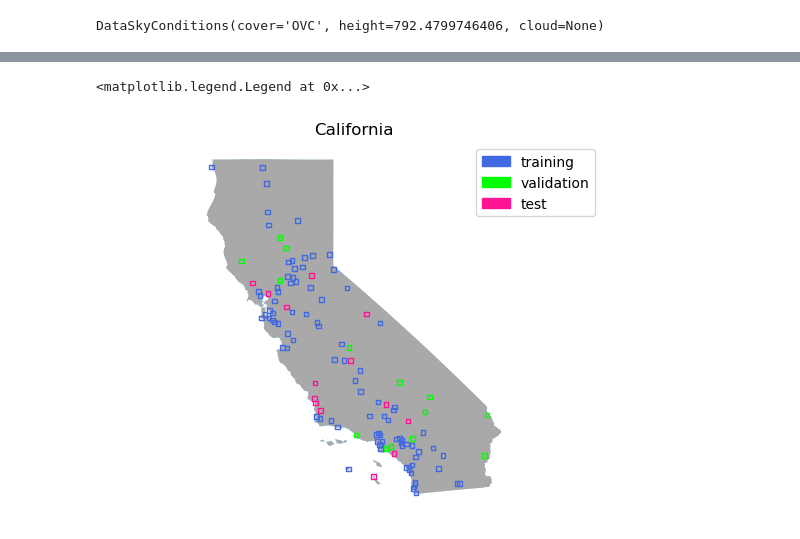
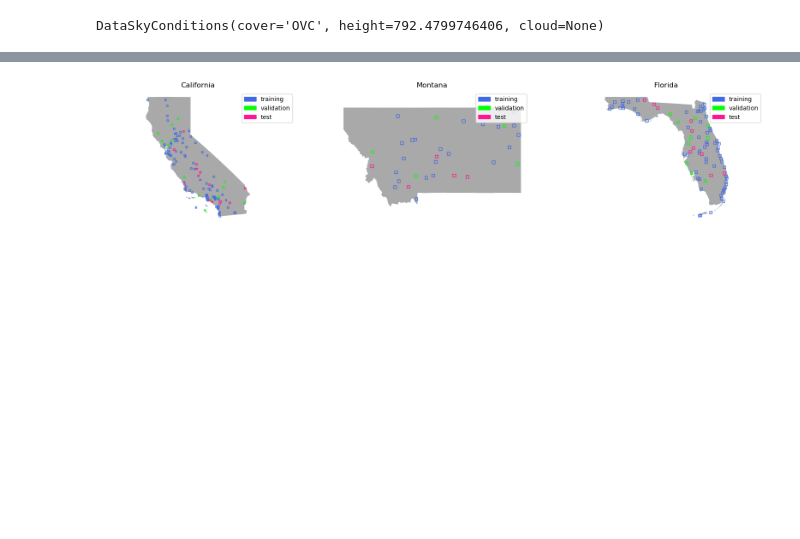
Before and after one commit to ErikWessel/MSCC-Notebooks, a Jupyter notebook: ml_data_preprocessing.ipynb, the cells around one changed output, grey strips where cells are left out. Cells and saved outputs as stored; diff of their text form; code cells hidden in the pictures; blank space fills up the shorter version.

```diff
--- a/ml_data_preprocessing.ipynb
+++ b/ml_data_preprocessing.ipynb
@@ -498,5 +755,5 @@ Text(0.5, 0, 'Average number of METARS per satellite image')
 # %%
-ax: plt.Axes = pd.DataFrame(dataset_units).plot(kind='hist', legend=False)
+ax: plt.Axes = pd.DataFrame(dataset_units).plot.hist(bins=16, legend=False)
 ax.set_xlabel('quantity of METARs')
 # %% [output]
 Text(0.5, 0, 'quantity of METARs')
@@ -504,4 +761,9 @@ Text(0.5, 0, 'quantity of METARs')
 # %%
 total_quantity = sum([entry.quantity for entry in dataset_units])
 print(f'In total, {total_quantity} units of data are to be distributed for the dataset')
+
+quantity_per_state: Dict[str, int] = {}
+for state in target_states:
+    quantity_per_state[state] = sum([entry.quantity for entry in dataset_units_per_state[state]])
+    print(f'{state} has {quantity_per_state[state]} units of data')
 # %% [output]
@@ -561,3 +805,6 @@ dataset_units
+# %%
+for state in target_states:
+    dataset_units_per_state[state].sort(reverse=True)
 # %%
 @dataclass
 class Dataset:
@@ -574,6 +821,10 @@ class Dataset:
 
     def get_stations(self) -> Set[str]:
         return set.union(*[x.stations for x in self.data])
+
+    @staticmethod
+    def merge(a, b):
+        return Dataset(a.data + b.data, a.current_size + b.current_size, a.target_size + b.target_size)
 # %%
 def greedy_partition(split:DatasetSplit, total_quantity:int, data:List[DatasetUnit]):
     num_training, num_validation, num_test = dataset_split.getAbsoluteNumbers(total_quantity)
@@ -603,34 +871,43 @@ Test:           424     [10.0 %]
 # %%
 import matplotlib.patches as mpatches
 
-fig, ax = plt.subplots()
-ax.set_aspect('equal', 'datalim')
-ax.set_title(target_state)
-ax.axis(False)
-plot_area_of_interest(ax, 'darkgray')
+fig, axs = plt.subplots(figsize=(20, 4), ncols=len(target_states))
+for i, state in enumerate(target_states):
+    ax: plt.Axes = axs[i]
+    ax.set_aspect('equal', 'datalim')
+    ax.set_title(state)
+    ax.axis(False)
+    plot_state(ax, state, 'darkgray')
 
-color_training = 'royalblue'
-color_validation = 'lime'
-color_test = 'deeppink'
+    color_training = 'royalblue'
+    color_validation = 'lime'
+    color_test = 'deeppink'
 
-patch_training = mpatches.Patch(color=color_training, label='training')
-patch_validation = mpatches.Patch(color=color_validation, label='validation')
-patch_test = mpatches.Patch(color=color_test, label='test')
+    patch_training = mpatches.Patch(color=color_training, label='training')
+    patch_validation = mpatches.Patch(color=color_validation, label='validation')
+    patch_test = mpatches.Patch(color=color_test, label='test')
 
-remaining_stations_metadata.loc[list(training.get_stations())].plot(
-    ax=ax, facecolor='none', edgecolor=color_training, legend=True
-)
-remaining_stations_metadata.loc[list(validation.get_stations())].plot(
-    ax=ax, facecolor='none', edgecolor=color_validation, legend=True
-)
-remaining_stations_metadata.loc[list(test.get_stations())].plot(
-    ax=ax, facecolor='none', edgecolor=color_test, legend=True
-)
+    selected_stations_metadata = remaining_stations_metadata.loc[list(training.get_stations())]
+    selected_stations_metadata = selected_stations_metadata[selected_stations_metadata['state'] == state]
+    selected_stations_metadata.plot(
+        ax=ax, facecolor='none', edgecolor=color_training, legend=True
+    )
 
-ax.legend(handles=[patch_training, patch_validation, patch_test])
+    selected_stations_metadata = remaining_stations_metadata.loc[list(validation.get_stations())]
+    selected_stations_metadata = selected_stations_metadata[selected_stations_metadata['state'] == state]
+    selected_stations_metadata.plot(
+        ax=ax, facecolor='none', edgecolor=color_validation, legend=True
+    )
+
+    selected_stations_metadata = remaining_stations_metadata.loc[list(test.get_stations())]
+    selected_stations_metadata = selected_stations_metadata[selected_stations_metadata['state'] == state]
+    selected_stations_metadata.plot(
+        ax=ax, facecolor='none', edgecolor=color_test, legend=True
+    )
+
+    ax.legend(handles=[patch_training, patch_validation, patch_test])
 # %% [output]
-<matplotlib.legend.Legend at 0x...>
-[figure, old version]
+[figure, new version]
 # %%
 os.makedirs(dataset_dir, exist_ok=True)
 training_dir = os.path.join(dataset_dir, 'training')
```
Also changed, not shown: parts of 83 cells of this notebook.
